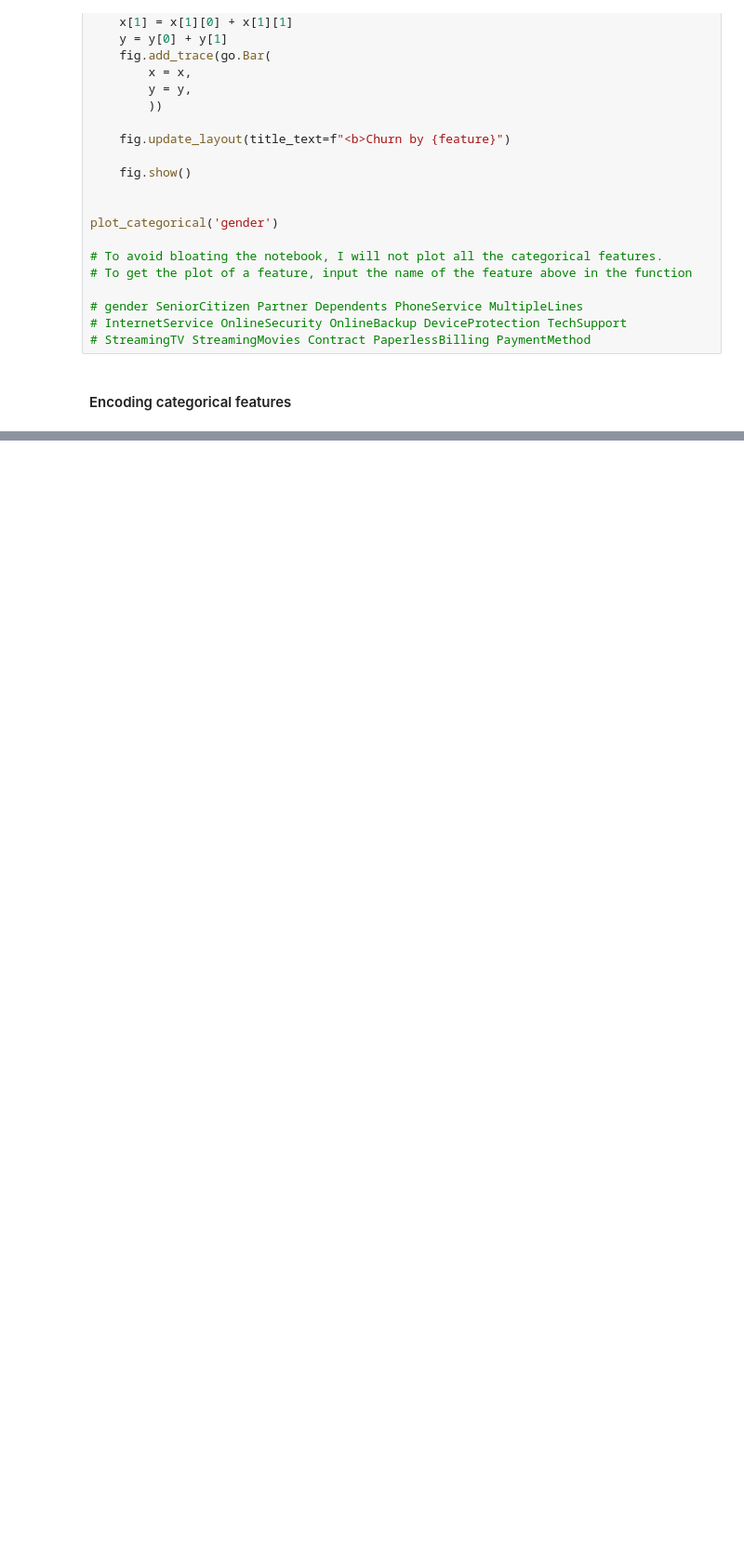
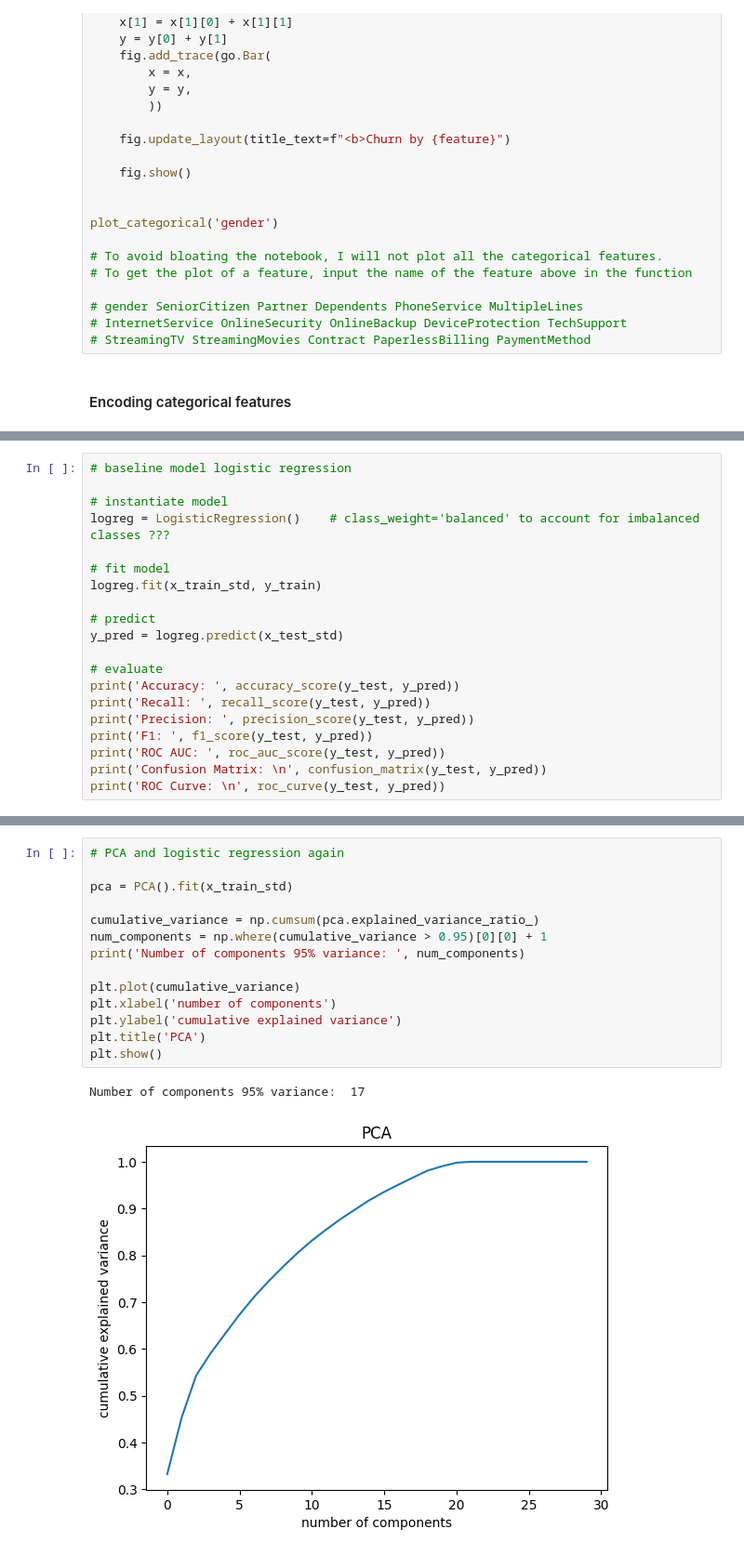
Before and after one commit to SergiPantoja/customer-churn-prediction, a Jupyter notebook: customer_churn.ipynb, the cells around one changed output, grey strips where cells are left out. Shown at 93% size. Saved outputs shown, nothing was run; the diff lists cells and outputs as text; blank space fills up the shorter version.

```diff
--- a/customer_churn.ipynb
+++ b/customer_churn.ipynb
@@ -223,0 +267,20 @@ We do one-hot encoding for the non-binary categorical feature to create a new fe
+# %%
+# baseline model logistic regression
+
+# instantiate model
+logreg = LogisticRegression()    # class_weight='balanced' to account for imbalanced classes ???
+
+# fit model
+logreg.fit(x_train_std, y_train)
+
+# predict
+y_pred = logreg.predict(x_test_std)
+
+# evaluate
+print('Accuracy: ', accuracy_score(y_test, y_pred))
+print('Recall: ', recall_score(y_test, y_pred))
+print('Precision: ', precision_score(y_test, y_pred))
+print('F1: ', f1_score(y_test, y_pred))
+print('ROC AUC: ', roc_auc_score(y_test, y_pred))
+print('Confusion Matrix: \n', confusion_matrix(y_test, y_pred))
+print('ROC Curve: \n', roc_curve(y_test, y_pred))
@@ -223,0 +298,17 @@ We do one-hot encoding for the non-binary categorical feature to create a new fe
+# %%
+# PCA and logistic regression again
+
+pca = PCA().fit(x_train_std)
+
+cumulative_variance = np.cumsum(pca.explained_variance_ratio_)
+num_components = np.where(cumulative_variance > 0.95)[0][0] + 1
+print('Number of components 95% variance: ', num_components)
+
+plt.plot(cumulative_variance)
+plt.xlabel('number of components')
+plt.ylabel('cumulative explained variance')
+plt.title('PCA')
+plt.show()
+# %% [output]
+Number of components 95% variance:  17
+[figure, added]
```
Also changed, not shown: parts of 14 cells of this notebook.
